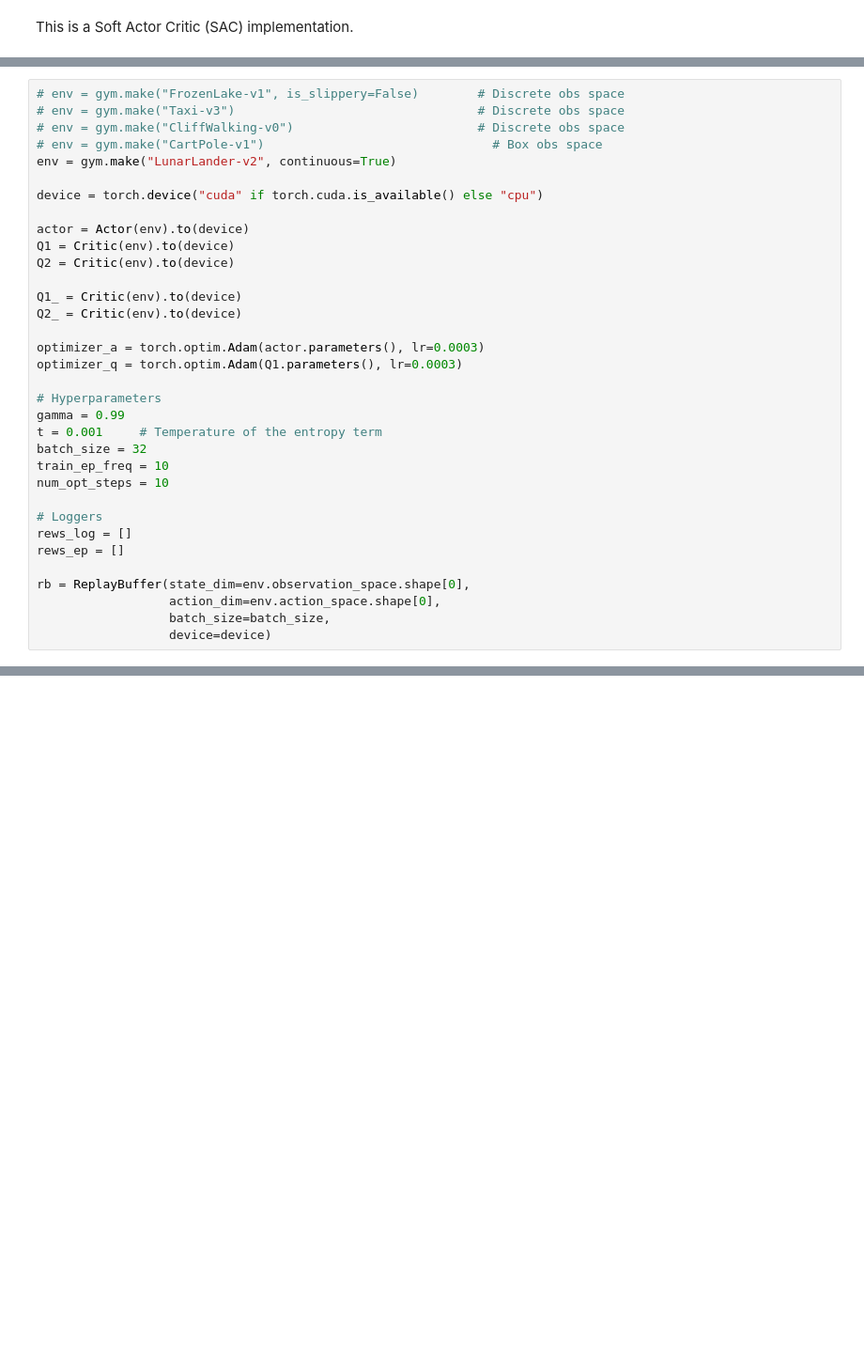
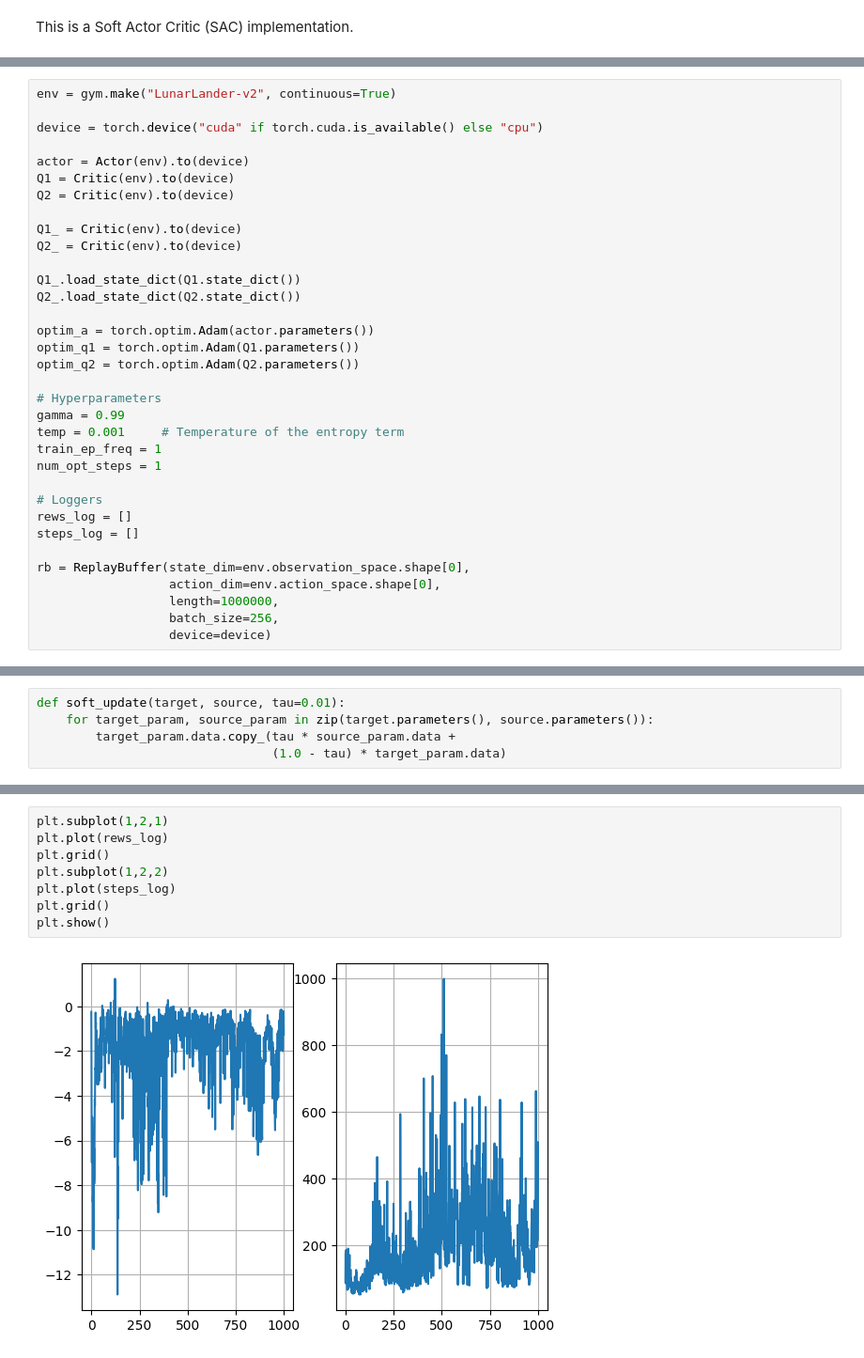
Before and after one commit to meraccos/rl_algorithms, a Jupyter notebook: sac/sac.ipynb, the cells around one changed output, grey strips where cells are left out. Shown: that part at 94% size. Cells and saved outputs as stored; diff of their text form; blank space fills up the shorter version.

```diff
--- a/sac/sac.ipynb
+++ b/sac/sac.ipynb
@@ -103,8 +71,4 @@ class ReplayBuffer:
 # %%
-# env = gym.make("FrozenLake-v1", is_slippery=False)        # Discrete obs space
-# env = gym.make("Taxi-v3")                                 # Discrete obs space
-# env = gym.make("CliffWalking-v0")                         # Discrete obs space
-# env = gym.make("CartPole-v1")                               # Box obs space
 env = gym.make("LunarLander-v2", continuous=True)
 
 device = torch.device("cuda" if torch.cuda.is_available() else "cpu")
@@ -116,21 +80,25 @@ Q2 = Critic(env).to(device)
 Q1_ = Critic(env).to(device)
 Q2_ = Critic(env).to(device)
 
-optimizer_a = torch.optim.Adam(actor.parameters(), lr=0.0003)
-optimizer_q = torch.optim.Adam(Q1.parameters(), lr=0.0003)
+Q1_.load_state_dict(Q1.state_dict())
+Q2_.load_state_dict(Q2.state_dict())
+
+optim_a = torch.optim.Adam(actor.parameters())
+optim_q1 = torch.optim.Adam(Q1.parameters())
+optim_q2 = torch.optim.Adam(Q2.parameters())
 
 # Hyperparameters
 gamma = 0.99
-t = 0.001     # Temperature of the entropy term
-batch_size = 32
-train_ep_freq = 10
-num_opt_steps = 10
+temp = 0.001     # Temperature of the entropy term
+train_ep_freq = 1
+num_opt_steps = 1
 
 # Loggers
 rews_log = []
-rews_ep = []
+steps_log = []
 
 rb = ReplayBuffer(state_dim=env.observation_space.shape[0],
                   action_dim=env.action_space.shape[0],
-                  batch_size=batch_size,
+                  length=1000000,
+                  batch_size=256,
                   device=device)
@@ -270,0 +105,5 @@ max(rews_log)
+# %%
+def soft_update(target, source, tau=0.01):
+    for target_param, source_param in zip(target.parameters(), source.parameters()):
+        target_param.data.copy_(tau * source_param.data +
+                                (1.0 - tau) * target_param.data)
@@ -270,0 +187,10 @@ max(rews_log)
+# %%
+plt.subplot(1,2,1)
+plt.plot(rews_log)
+plt.grid()
+plt.subplot(1,2,2)
+plt.plot(steps_log)
+plt.grid()
+plt.show()
+# %% [output]
+[figure, added]
```
Also changed, not shown: parts of 12 cells of this notebook, 1 other file.
